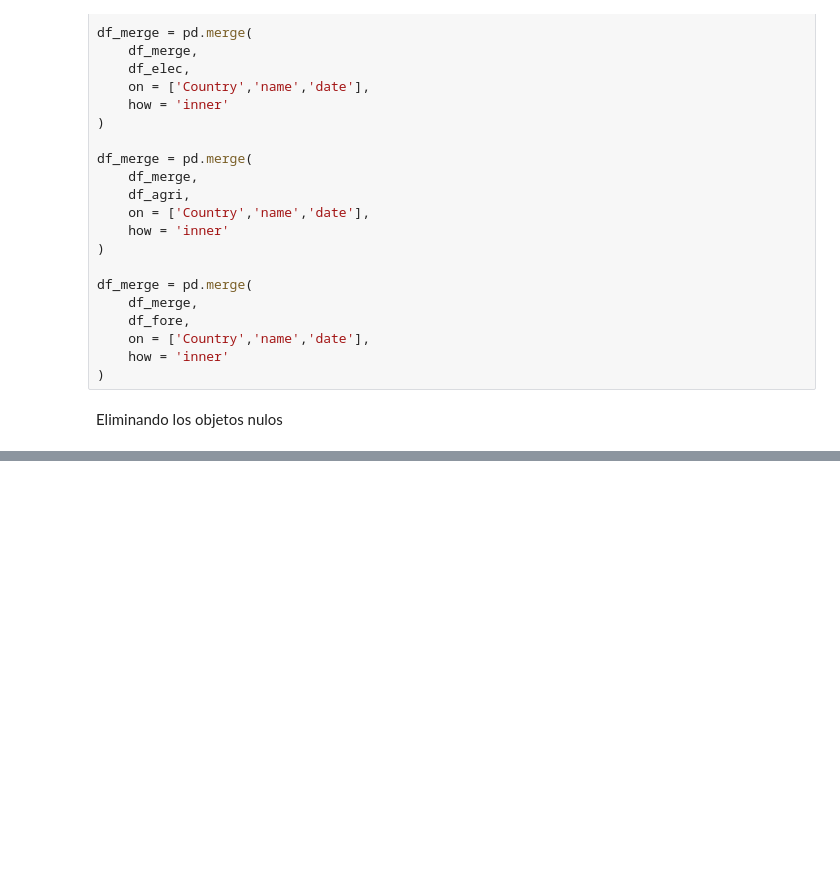
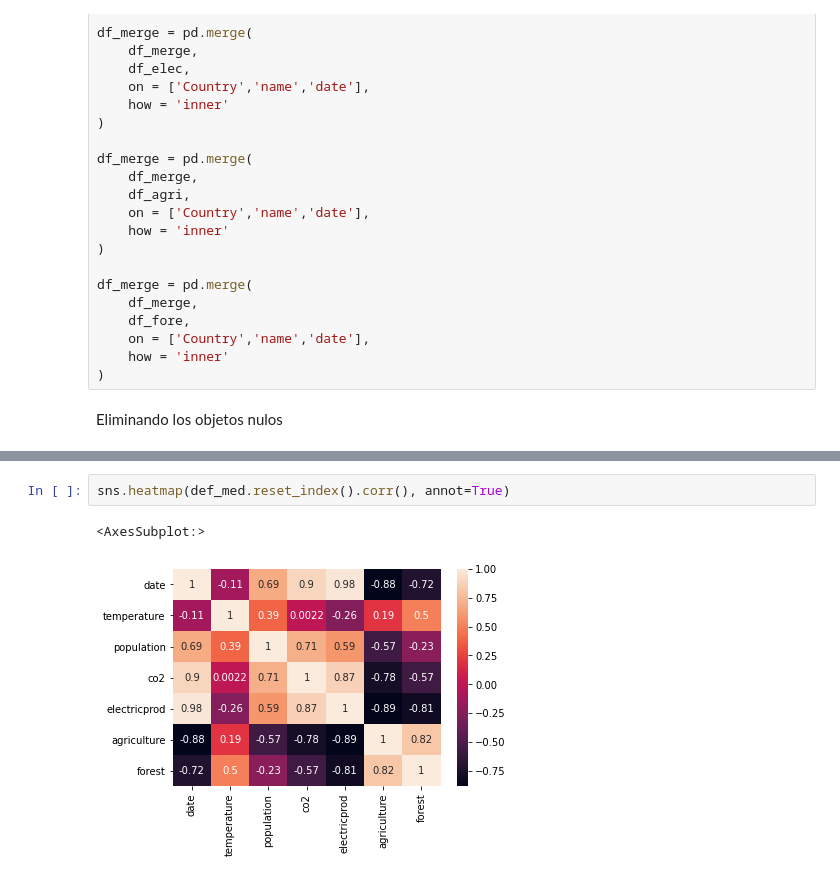
Before and after one commit to OscarABazanez/Manipulacion-y-Analisis-de-Datos-con-Pandas, a Jupyter notebook: rutina-tipica0manejo-de-datos.ipynb, the cells around one changed output, grey strips where cells are left out. Drawn from its saved outputs; the diff is of its cells as text; blank space fills up the shorter version.

```diff
--- a/rutina-tipica0manejo-de-datos.ipynb
+++ b/rutina-tipica0manejo-de-datos.ipynb
@@ -396,0 +474,5 @@ df_merge.dropna()
+# %%
+sns.heatmap(def_med.reset_index().corr(), annot=True)
+# %% [output]
+<AxesSubplot:>
+[figure, added]
```
Also changed, not shown: parts of 24 cells of this notebook.
